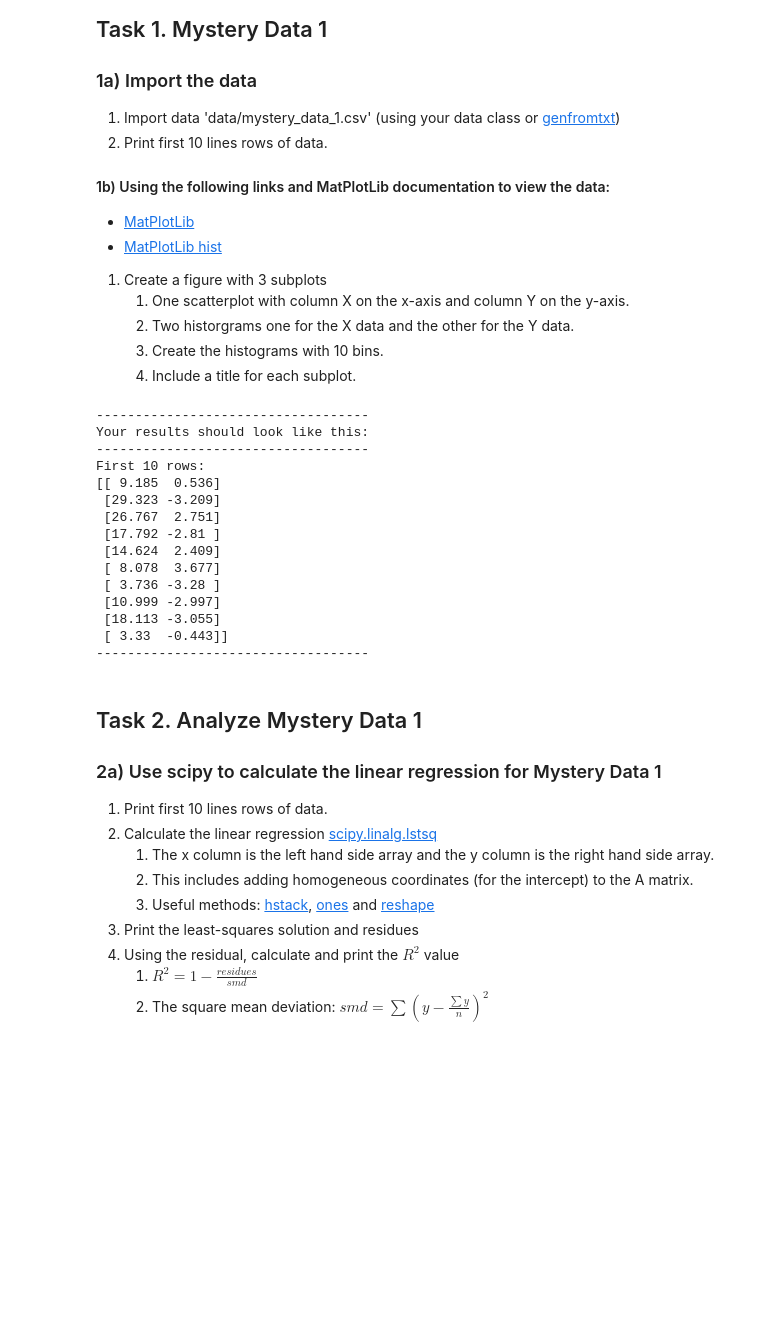
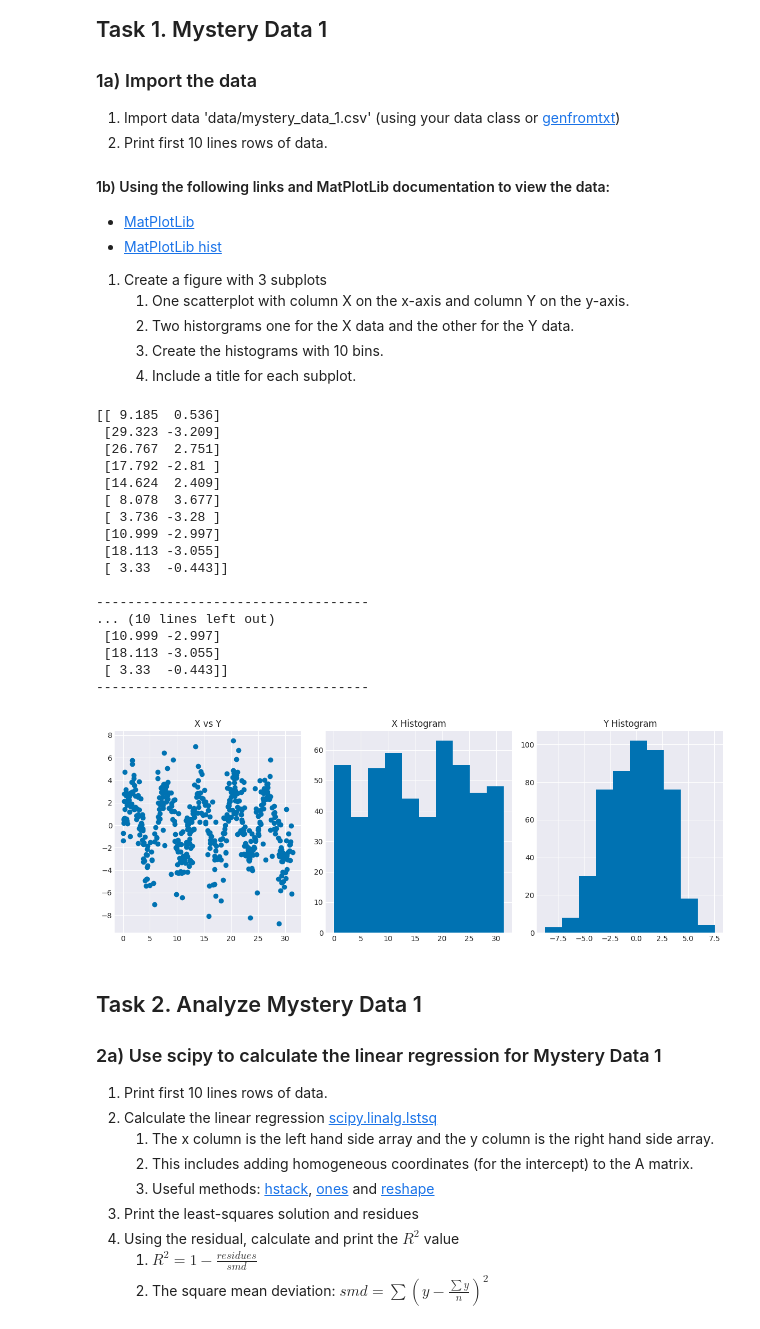
Before and after one commit to thecodingaviator/cs251, a Jupyter notebook: project3/Lab03a/Lab03a.ipynb, the cells around one changed output. Saved outputs shown, nothing was run; the diff lists cells and outputs as text; code cells hidden in the pictures; blank space fills up the shorter version.

```diff
--- a/project3/Lab03a/Lab03a.ipynb
+++ b/project3/Lab03a/Lab03a.ipynb
@@ -25,42 +25,67 @@ CS 251: Data Analysis and Visualization
 # %%
 import numpy as np
 import matplotlib.pyplot as plt
-plt.style.use(['seaborn-colorblind', 'seaborn-darkgrid'])
+import data
+plt.style.use(['seaborn-colorblind', 'seaborn-darkgrid']);
 plt.rcParams["figure.figsize"] = [12,4.5]
+
+data_obj = data.Data('./data/mystery_data_1.csv')
+
+# Print the first 10 rows of the data
+print(data_obj.select_data(data_obj.get_headers(), range(10)))
 
 print('''
 -----------------------------------
 Your results should look like this:
 -----------------------------------
 First 10 rows:
 [[ 9.185  0.536]
  [29.323 -3.209]
  [26.767  2.751]
  [17.792 -2.81 ]
  [14.624  2.409]
  [ 8.078  3.677]
  [ 3.736 -3.28 ]
  [10.999 -2.997]
  [18.113 -3.055]
  [ 3.33  -0.443]]
 -----------------------------------
 ''')
+
+
+# Create 3 subplots
+fig, ax = plt.subplots(1, 3)
+
+ax[0].scatter(data_obj.select_data('X'), data_obj.select_data('Y'))
+ax[1].hist(data_obj.select_data('X'), bins=10)
+ax[2].hist(data_obj.select_data('Y'), bins=10)
+
+# Set the title of each subplot
+ax[0].set_title('X vs Y')
+ax[1].set_title('X Histogram')
+ax[2].set_title('Y Histogram')
+
+# Padding
+plt.tight_layout();
 # %% [output]
------------------------------------
-Your results should look like this:
------------------------------------
-First 10 rows:
 [[ 9.185  0.536]
  [29.323 -3.209]
  [26.767  2.751]
  [17.792 -2.81 ]
  [14.624  2.409]
  [ 8.078  3.677]
  [ 3.736 -3.28 ]
  [10.999 -2.997]
  [18.113 -3.055]
  [ 3.33  -0.443]]
+
 -----------------------------------
+... (10 lines left out)
+ [10.999 -2.997]
+ [18.113 -3.055]
+ [ 3.33  -0.443]]
+-----------------------------------
+[figure, added]
 # %% [markdown]
 ## Task 2. Analyze Mystery Data 1
 
```
Also changed, not shown: parts of 3 cells of this notebook, 1 other file.
